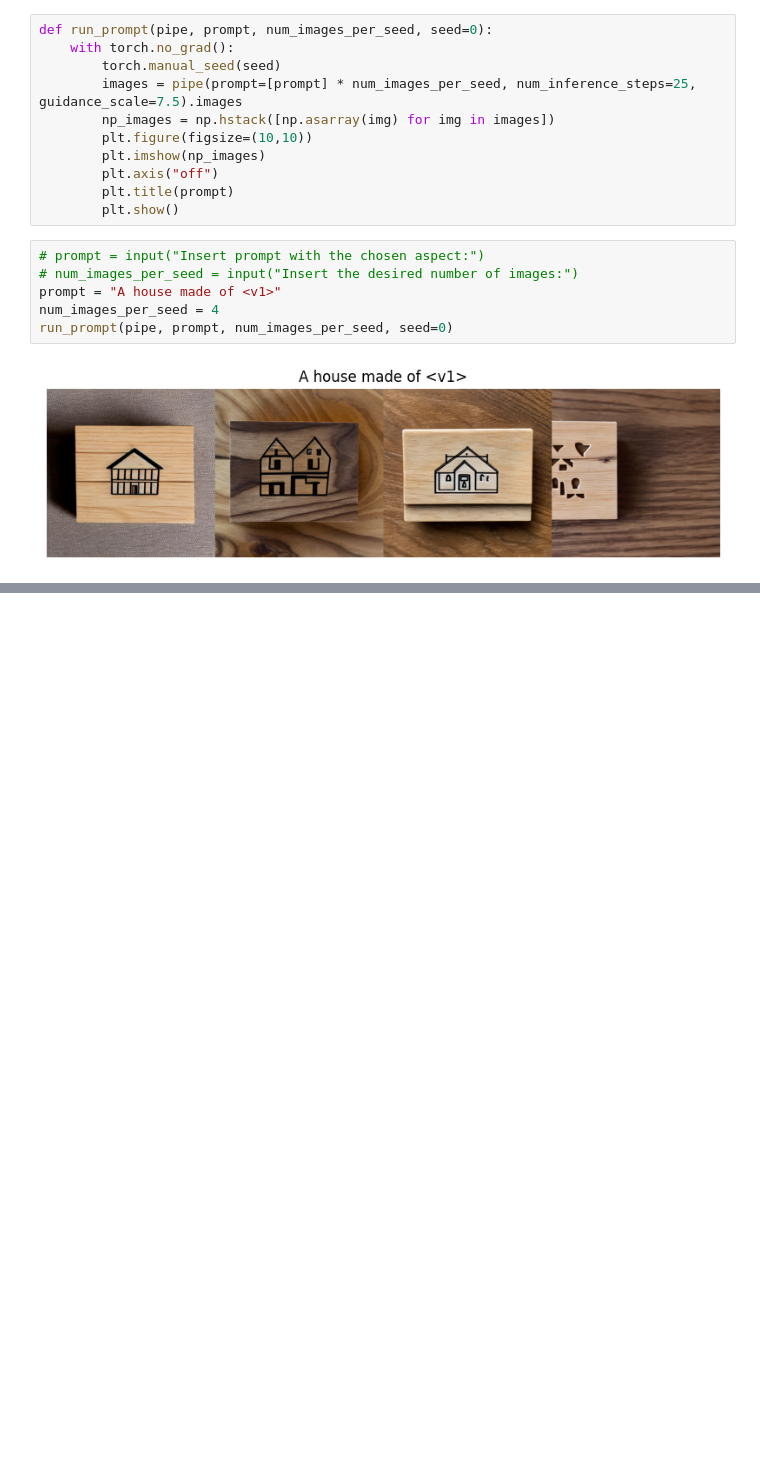
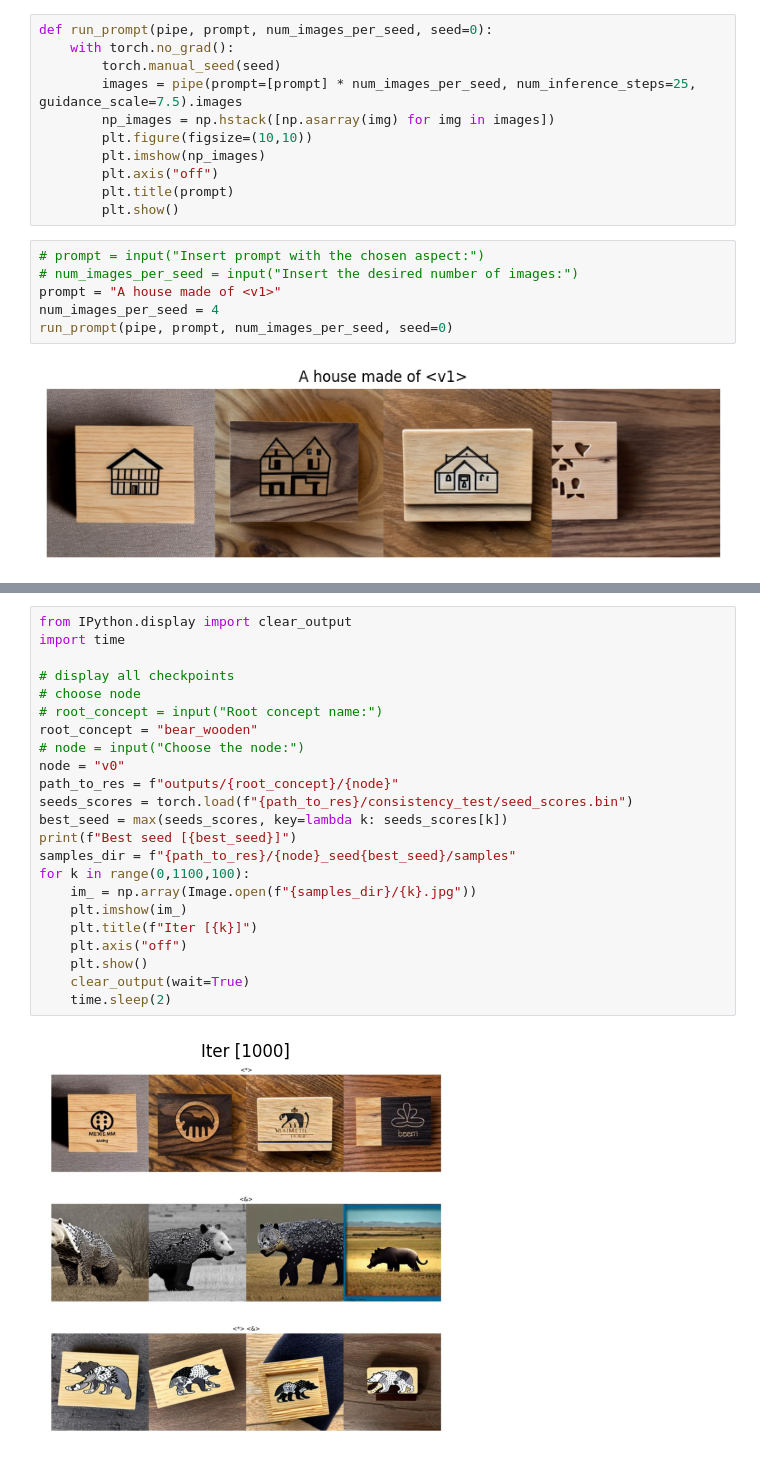
Before and after one commit to google/inspiration_tree, a Jupyter notebook: inspiration_tree_playground.ipynb, the cells around one changed output, grey strips where cells are left out. Drawn from its saved outputs; the diff is of its cells as text; blank space fills up the shorter version.

```diff
--- a/inspiration_tree_playground.ipynb
+++ b/inspiration_tree_playground.ipynb
@@ -94,0 +100,25 @@ run_prompt(pipe, prompt, num_images_per_seed, seed=0)
+# %%
+from IPython.display import clear_output
+import time
+
+# display all checkpoints
+# choose node
+# root_concept = input("Root concept name:")
+root_concept = "bear_wooden"
+# node = input("Choose the node:")
+node = "v0"
+path_to_res = f"outputs/{root_concept}/{node}"
+seeds_scores = torch.load(f"{path_to_res}/consistency_test/seed_scores.bin")
+best_seed = max(seeds_scores, key=lambda k: seeds_scores[k])
+print(f"Best seed [{best_seed}]")
+samples_dir = f"{path_to_res}/{node}_seed{best_seed}/samples"
+for k in range(0,1100,100):
+    im_ = np.array(Image.open(f"{samples_dir}/{k}.jpg"))
+    plt.imshow(im_)
+    plt.title(f"Iter [{k}]")
+    plt.axis("off")
+    plt.show()
+    clear_output(wait=True)
+    time.sleep(2)
+# %% [output]
+[figure, added]
```
Also changed, not shown: parts of 3 cells of this notebook.
